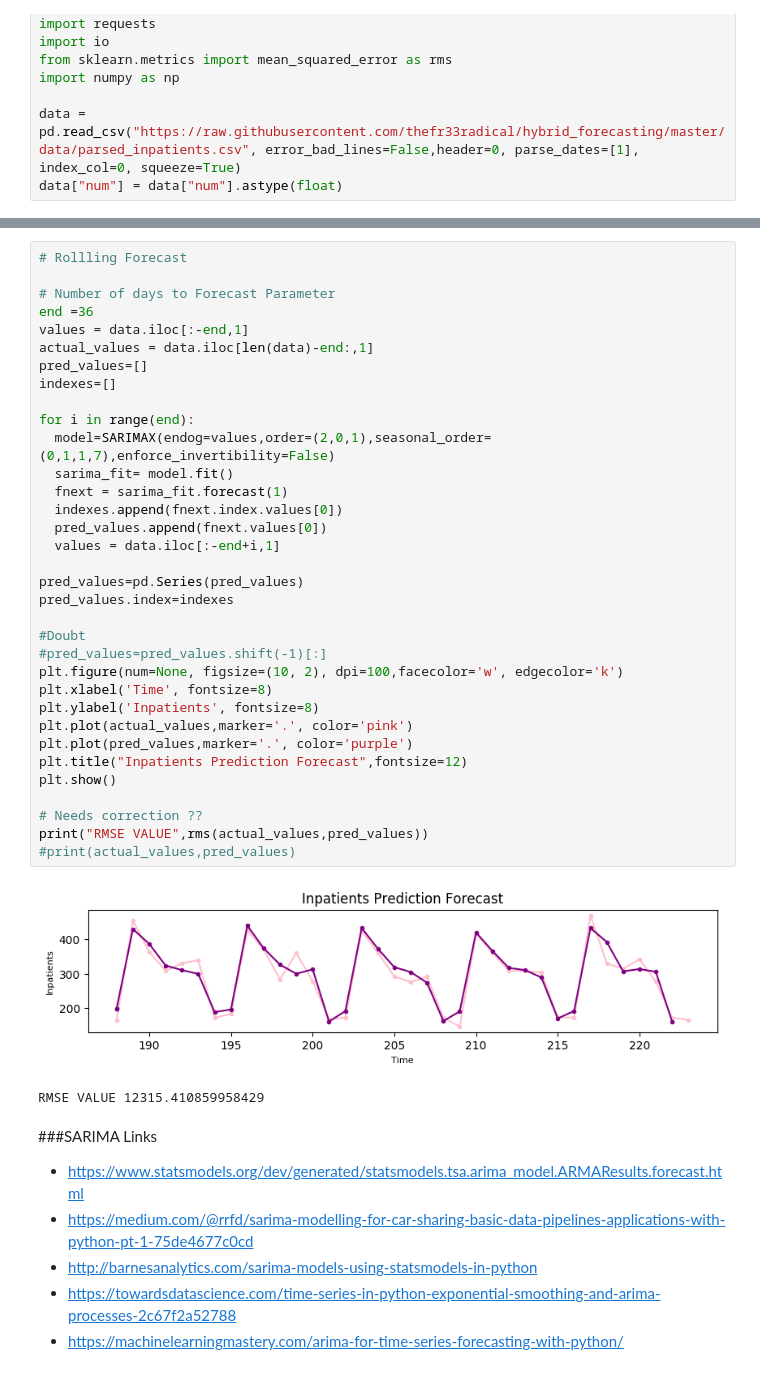
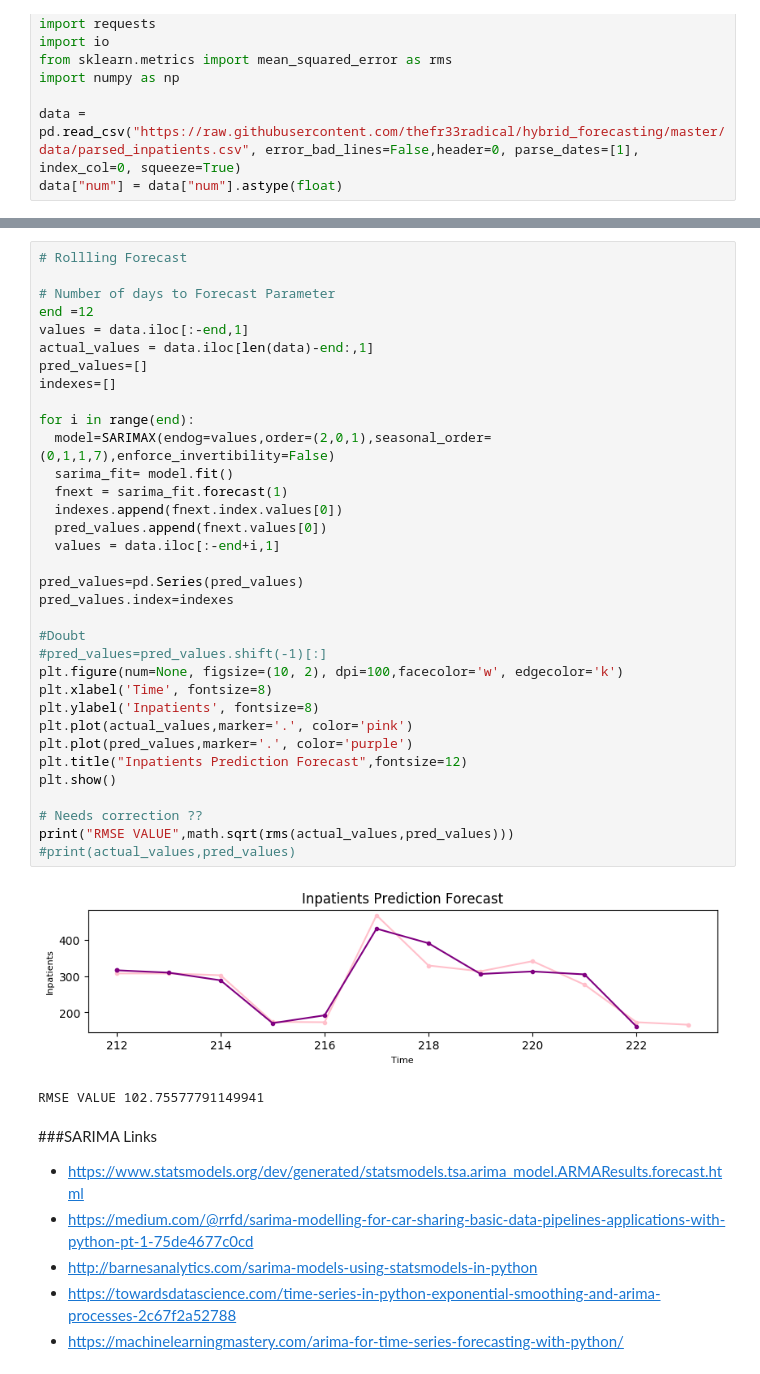
Before and after one commit to thefr33radical/hybrid_forecasting, a Jupyter notebook: code/models.ipynb, the cells around one changed output, grey strips where cells are left out. Saved outputs shown, nothing was run; the diff lists cells and outputs as text.

```diff
--- a/code/models.ipynb
+++ b/code/models.ipynb
@@ -211,39 +227,39 @@ MA.1           -2.6104           +0.0000j            2.6104            0.5000
 # Rollling Forecast
 
 # Number of days to Forecast Parameter
-end =36
+end =12
 values = data.iloc[:-end,1]
 actual_values = data.iloc[len(data)-end:,1]
 pred_values=[]
 indexes=[]
 
 for i in range(end):
   model=SARIMAX(endog=values,order=(2,0,1),seasonal_order=(0,1,1,7),enforce_invertibility=False)
   sarima_fit= model.fit()
   fnext = sarima_fit.forecast(1)
   indexes.append(fnext.index.values[0])
   pred_values.append(fnext.values[0])
   values = data.iloc[:-end+i,1]
 
 pred_values=pd.Series(pred_values)
 pred_values.index=indexes
 
 #Doubt
 #pred_values=pred_values.shift(-1)[:]
 plt.figure(num=None, figsize=(10, 2), dpi=100,facecolor='w', edgecolor='k')
 plt.xlabel('Time', fontsize=8)
 plt.ylabel('Inpatients', fontsize=8)
 plt.plot(actual_values,marker='.', color='pink')
 plt.plot(pred_values,marker='.', color='purple')
 plt.title("Inpatients Prediction Forecast",fontsize=12)
 plt.show()
 
 # Needs correction ??
-print("RMSE VALUE",rms(actual_values,pred_values))
+print("RMSE VALUE",math.sqrt(rms(actual_values,pred_values)))
 #print(actual_values,pred_values)
 # %% [output]
-[figure, old version]
+[figure, new version]
-RMSE VALUE 12315.410859958429
+RMSE VALUE 102.75577791149941
 # %% [markdown]
 ###SARIMA Links
 * https://www.statsmodels.org/dev/generated/statsmodels.tsa.arima_model.ARMAResults.forecast.html
```
Also changed, not shown: parts of 5 cells of this notebook.
